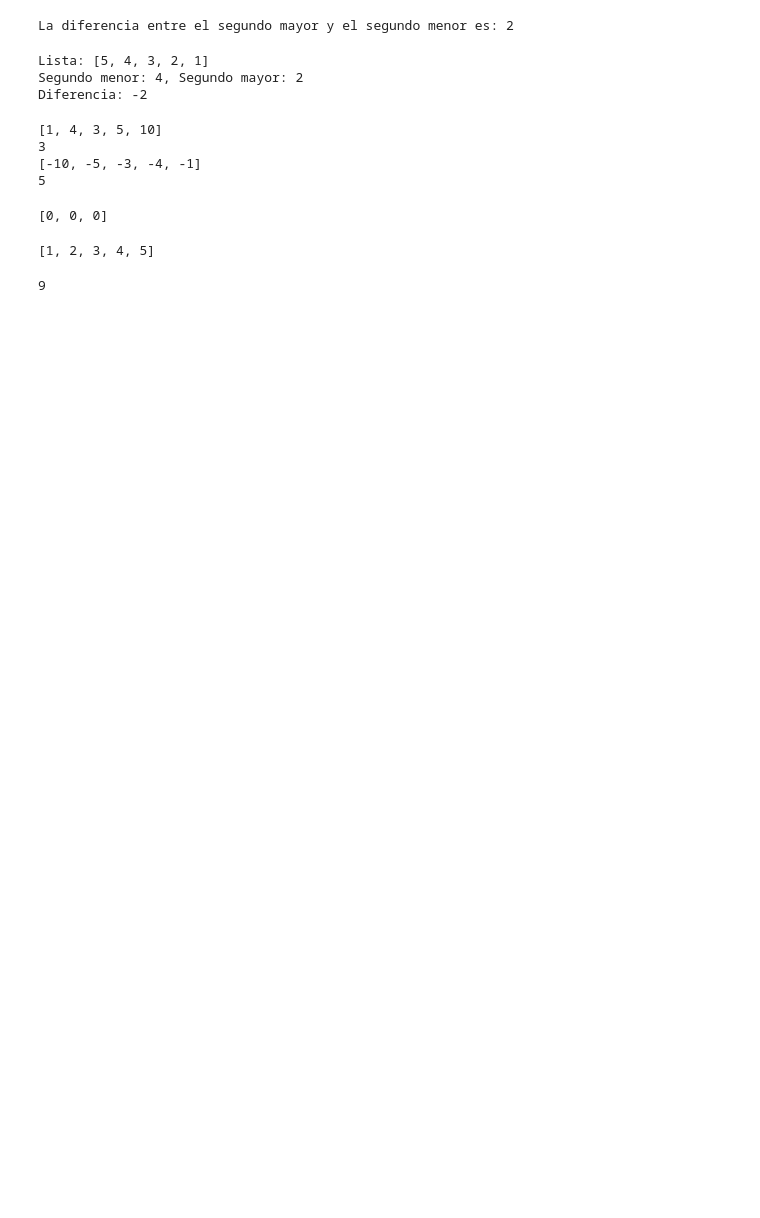
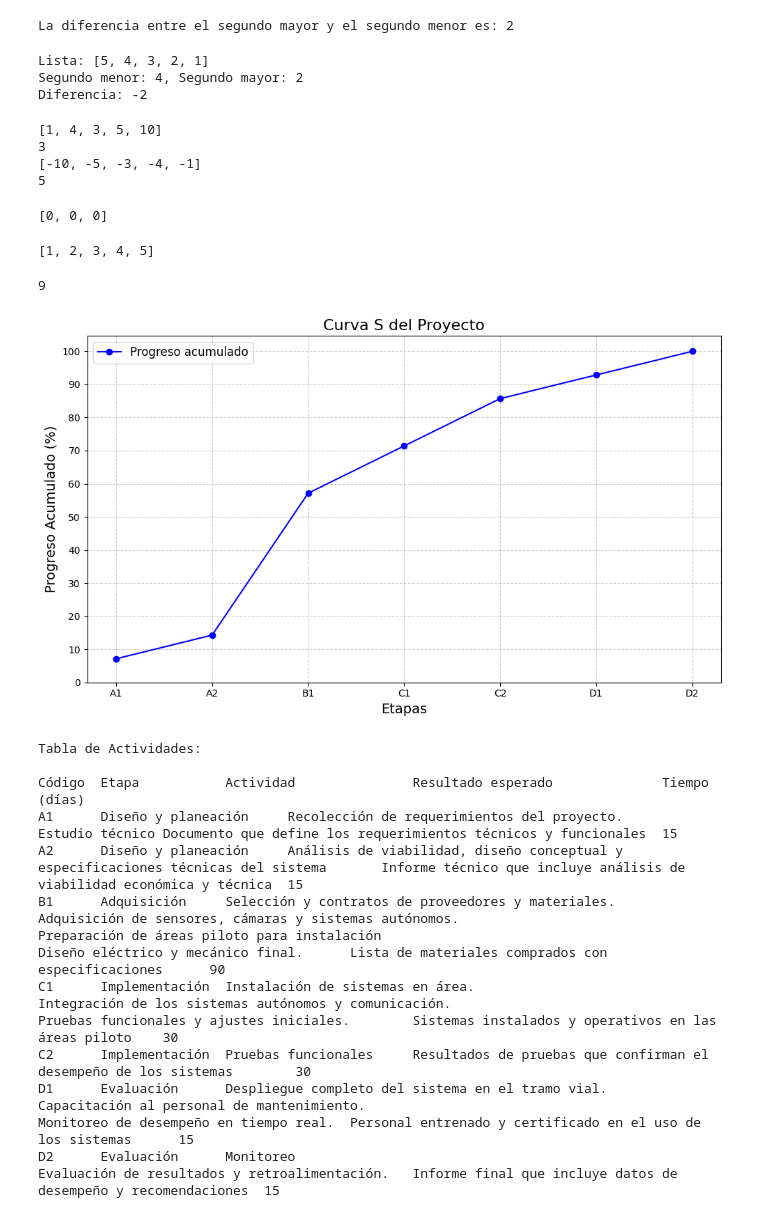
Before and after one commit to juasanchezme/Estructura-de-datos, a Jupyter notebook: ConceptosAprendidos.ipynb, the cells around one changed output. Cells and saved outputs as stored; diff of their text form; code cells hidden in the pictures; blank space fills up the shorter version.

```diff
--- a/ConceptosAprendidos.ipynb
+++ b/ConceptosAprendidos.ipynb
@@ -387,3 +387,66 @@ N = len(A)
 print(find_max_in_rotated_array(A, N))  # Debería imprimir 9
 # %% [output]
 9
+# %%
+import matplotlib.pyplot as plt
+import numpy as np
+
+# Datos del progreso acumulado por actividades
+etapas = ["A1", "A2", "B1", "C1", "C2", "D1", "D2"]
+tiempo = [15, 15, 90, 30, 30, 15, 15]  # Tiempo en días
+progreso_acumulado = np.cumsum([t / sum(tiempo) * 100 for t in tiempo])
+
+# Crear la figura y los ejes del gráfico
+plt.figure(figsize=(10, 6))
+plt.plot(etapas, progreso_acumulado, marker='o', linestyle='-', color='b', label='Progreso acumulado')
+
+# Configuración del gráfico
+plt.title('Curva S del Proyecto', fontsize=16)
+plt.xlabel('Etapas', fontsize=14)
+plt.ylabel('Progreso Acumulado (%)', fontsize=14)
+plt.xticks(etapas)
+plt.yticks(np.arange(0, 110, 10))
+plt.grid(True, linestyle='--', alpha=0.6)
+plt.legend(fontsize=12)
+
+# Mostrar el gráfico
+plt.tight_layout()
+plt.show()
+
+# Tabla de actividades
+actividades = [
+    {"Código": "A1", "Etapa": "Diseño y planeación", "Actividad": "Recolección de requerimientos del proyecto.\nEstudio técnico", "Resultado esperado": "Documento que define los requerimientos técnicos y funcionales", "Tiempo (días)": 15},
+    {"Código": "A2", "Etapa": "Diseño y planeación", "Actividad": "Análisis de viabilidad, diseño conceptual y especificaciones técnicas del sistema", "Resultado esperado": "Informe técnico que incluye análisis de viabilidad económica y técnica", "Tiempo (días)": 15},
+    {"Código": "B1", "Etapa": "Adquisición", "Actividad": "Selección y contratos de proveedores y materiales.\nAdquisición de sensores, cámaras y sistemas autónomos.\nPreparación de áreas piloto para instalación\nDiseño eléctrico y mecánico final.", "Resultado esperado": "Lista de materiales comprados con especificaciones", "Tiempo (días)": 90},
+    {"Código": "C1", "Etapa": "Implementación", "Actividad": "Instalación de sistemas en área.\nIntegración de los sistemas autónomos y comunicación.\nPruebas funcionales y ajustes iniciales.", "Resultado esperado": "Sistemas instalados y operativos en las áreas piloto", "Tiempo (días)": 30},
+    {"Código": "C2", "Etapa": "Implementación", "Actividad": "Pruebas funcionales", "Resultado esperado": "Resultados de pruebas que confirman el desempeño de los sistemas", "Tiempo (días)": 30},
+    {"Código": "D1", "Etapa": "Evaluación", "Actividad": "Despliegue completo del sistema en el tramo vial.\nCapacitación al personal de mantenimiento.\nMonitoreo de desempeño en tiempo real.", "Resultado esperado": "Personal entrenado y certificado en el uso de los sistemas", "Tiempo (días)": 15},
+    {"Código": "D2", "Etapa": "Evaluación", "Actividad": "Monitoreo\nEvaluación de resultados y retroalimentación.", "Resultado esperado": "Informe final que incluye datos de desempeño y recomendaciones", "Tiempo (días)": 15}
+]
+
+# Imprimir la tabla
+print("\nTabla de Actividades:\n")
+print("Código\tEtapa\t\tActividad\t\tResultado esperado\t\tTiempo (días)")
+for actividad in actividades:
+    print(f"{actividad['Código']}\t{actividad['Etapa']}\t{actividad['Actividad']}\t{actividad['Resultado esperado']}\t{actividad['Tiempo (días)']}")
+# %% [output]
+[figure, added]
+Tabla de Actividades:
+
+Código  Etapa           Actividad               Resultado esperado              Tiempo (días)
+A1      Diseño y planeación     Recolección de requerimientos del proyecto.
+Estudio técnico Documento que define los requerimientos técnicos y funcionales  15
+A2      Diseño y planeación     Análisis de viabilidad, diseño conceptual y especificaciones técnicas del sistema       Informe técnico que incluye análisis de viabilidad económica y técnica  15
+B1      Adquisición     Selección y contratos de proveedores y materiales.
+Adquisición de sensores, cámaras y sistemas autónomos.
+Preparación de áreas piloto para instalación
+Diseño eléctrico y mecánico final.      Lista de materiales comprados con especificaciones      90
+C1      Implementación  Instalación de sistemas en área.
+Integración de los sistemas autónomos y comunicación.
+Pruebas funcionales y ajustes iniciales.        Sistemas instalados y operativos en las áreas piloto    30
+C2      Implementación  Pruebas funcionales     Resultados de pruebas que confirman el desempeño de los sistemas        30
+D1      Evaluación      Despliegue completo del sistema en el tramo vial.
+Capacitación al personal de mantenimiento.
+Monitoreo de desempeño en tiempo real.  Personal entrenado y certificado en el uso de los sistemas      15
+D2      Evaluación      Monitoreo
+Evaluación de resultados y retroalimentación.   Informe final que incluye datos de desempeño y recomendaciones  15
```
Also changed, not shown: parts of 2 cells of this notebook, 1 other file.
